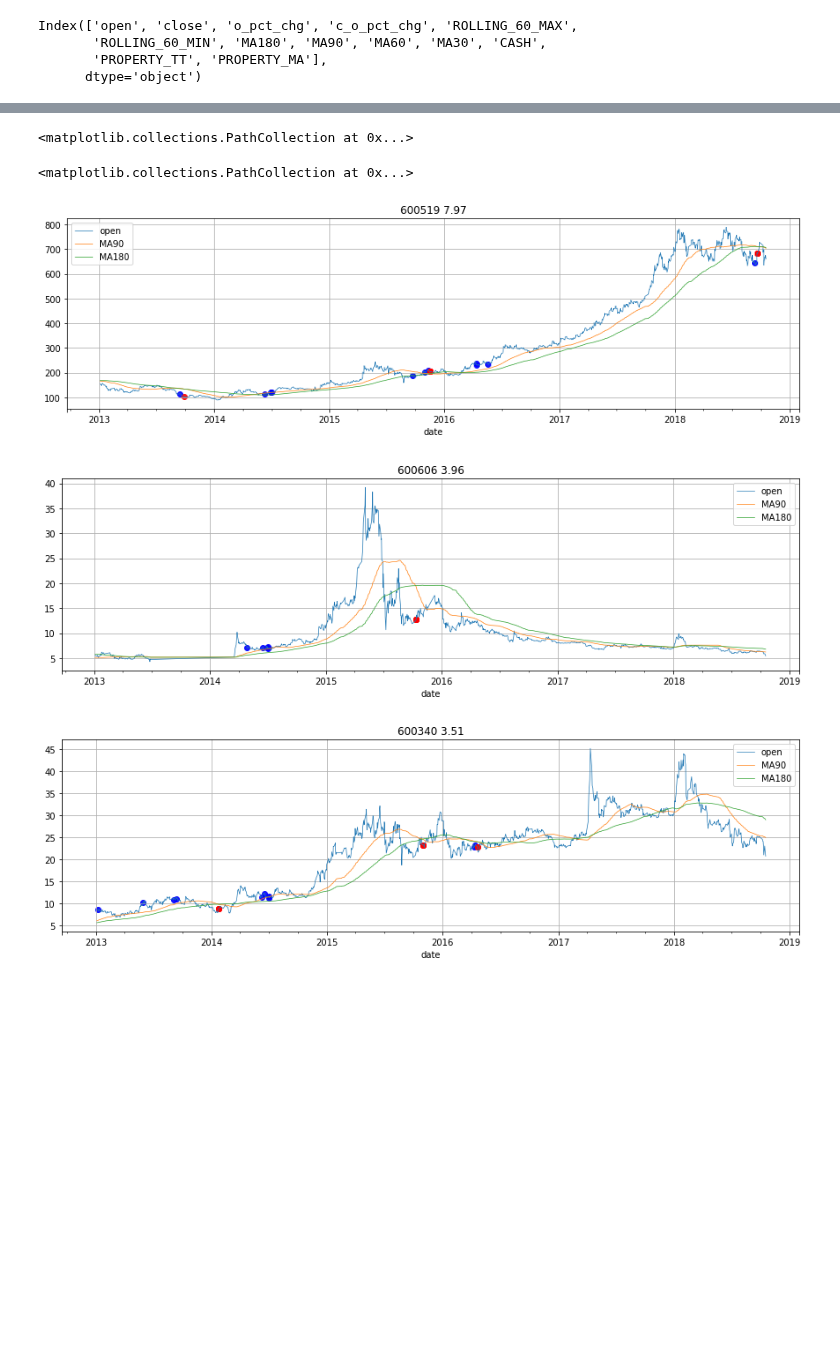
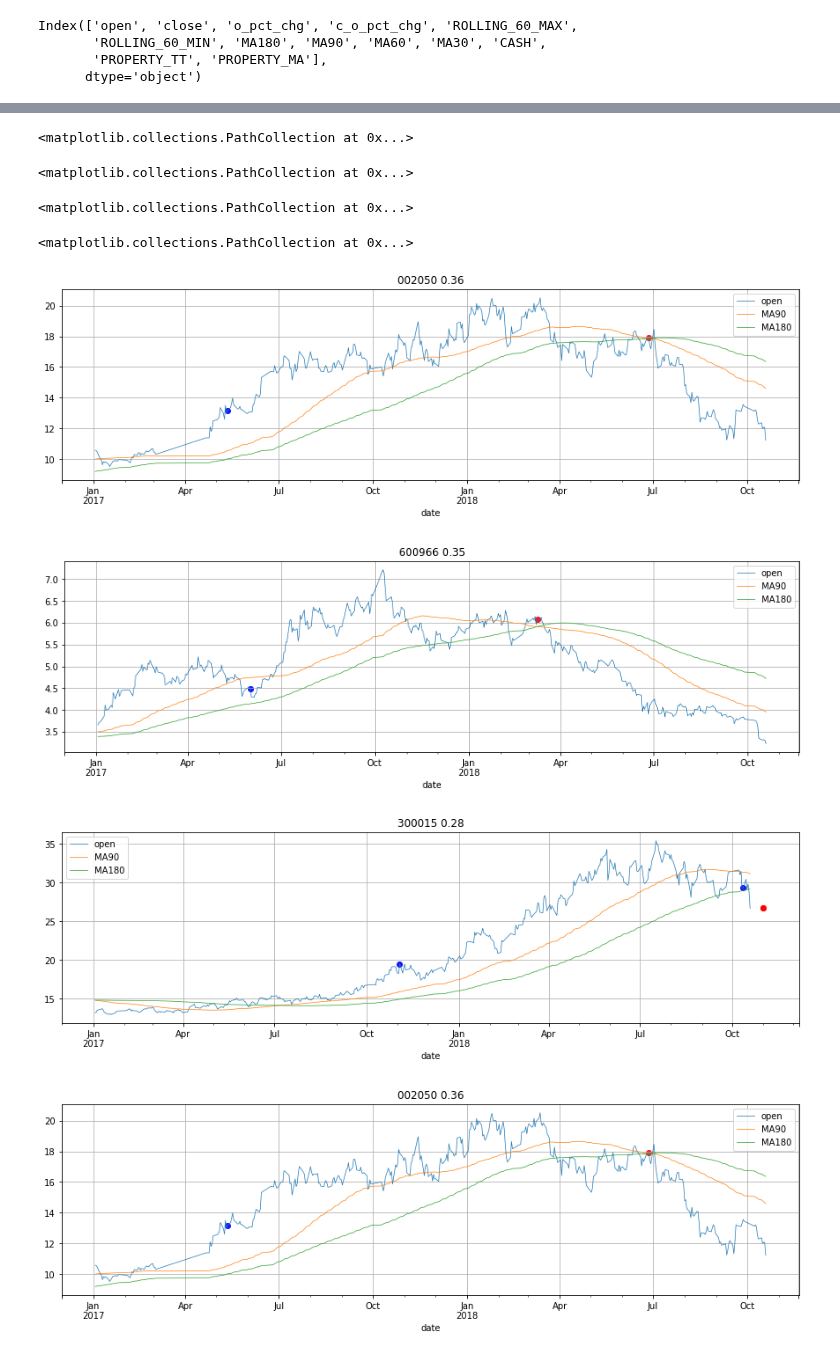
Before and after one commit to dxcv/ML4M, a Jupyter notebook: notebook/multi_system_common.ipynb, the cells around one changed output, grey strips where cells are left out. Saved outputs shown, nothing was run; the diff lists cells and outputs as text; code cells hidden in the pictures; blank space fills up the shorter version.

```diff
--- a/notebook/multi_system_common.ipynb
+++ b/notebook/multi_system_common.ipynb
@@ -159,19 +154,19 @@ for symbol in TARGET + [BENCHMARK]:
     elif symbol in CRYPTOCURRENCY:
         datafile = spider_c.get_coin_data(symbol, start_date='20100101', end_date=time.strftime('%Y%m%d'))
 
-    print(datafile)
-    time.sleep(1)
+#     print(datafile)
+    time.sleep(0.1)
 # %% [output]
 Wall time: 0 ns
 # %%
 %%time
 
 ### 时间设置
-start_date = '2013-01-01'
+start_date = '2017-01-01'
 end_date = '2018-11-01'
 # end_date = time.strftime('%Y-%m-%d')
 
-TURTLE_POS = 20
+TURTLE_POS = 10
 ### Turtle System One - Short
 TURTLE_SHORT_BUY_N = 20
 TURTLE_SHORT_SELL_N = 20
@@ -310,14 +305,14 @@ show_df.loc[:, 'PROPERTY'] = START_MONEY
 
 PROPERTY = START_MONEY
 CASH = START_MONEY
-IS_MARKETUP = False
-IS_RANDOM_BUY = True
+IS_MARKETUP = True
+IS_RANDOM_BUY = False
 count_day = 0
 yesterday = None
 miss_buy_short = 0
 miss_buy_long = 0
-TARGET = SZ50_20121212
-TARGET = list(ts.get_sz50s()['code'])
+# TARGET = SZ50_20121212
+# TARGET = list(ts.get_sz50s()['code'])
 
 order_df = None
 order_df = pd.DataFrame(columns=[
@@ -499,7 +494,7 @@ for today in pd.period_range(start=start_date, end=end_date, freq='D'):
         tmp_list = sorted(tmp_list, reverse=True)
         buy_list = [x[1] for x in tmp_list if x[0]>1]
 #         buy_list = [x[1] for x in tmp_list]
-#         random.shuffle(buy_list)
+        random.shuffle(buy_list)
 
     order_arr = order_df.to_records(index=False)
     for symbol in buy_list:
@@ -714,14 +705,14 @@ dtype: object
 PROPERTY = START_MONEY
 CASH = START_MONEY
 IS_MARKETUP = False
-IS_RANDOM_BUY = True
+IS_RANDOM_BUY = False
 IS_UNIQUE = False
 count_day = 0
 yesterday = None
 miss_buy_short = 0
 miss_buy_long = 0
-TARGET = SZ50_20121212
-TARGET = list(ts.get_sz50s()['code'])
+# TARGET = SZ50_20121212
+# TARGET = list(ts.get_sz50s()['code'])
 
 order_df = None
 order_df = pd.DataFrame(columns=[
@@ -912,7 +903,7 @@ for today in pd.period_range(start=start_date, end=end_date, freq='D'):
         tmp_list = sorted(tmp_list, reverse=True)
         buy_list = [x[1] for x in tmp_list if x[0]>1]
 #         buy_list = [x[1] for x in tmp_list]
-#         random.shuffle(buy_list)
+        random.shuffle(buy_list)
 
     order_arr = order_df.to_records(index=False)
     for symbol in buy_list:
@@ -1318,34 +1305,37 @@ df['h_days'] = df['h_days'].apply(lambda x: 1 if x == 0 else x)
 df['per_d'] = df.pro_pct / df.h_days * 365
 # df['per_d'] = df.apply(lambda x: x.pro_pct / x.h_days)
 
 df = df.loc[:, ['symbol', 'pro_pct']]
 df = df.groupby(by='symbol').sum()
 df = df.sort_values(by='pro_pct', ascending=False)
 # df.sort_values(by='pro_pct', ascending=False).head(5)
 # df.sort_values(by='pro_pct', ascending=False).tail(5)
 len(df)
 
 temp_df = df.copy()
 symbol_list = list(temp_df.index)
 # symbol_list = list(reversed(symbol_list))
-for symbol in symbol_list[:3] + symbol_list[50:]:
+for symbol in symbol_list[:3] + symbol_list[:1]:
     symbol_df = stock_df_dict[symbol].copy()
     symbol_df = symbol_df.loc[start_date:, ['open', 'MA90', 'MA180']]
     ax = symbol_df.plot(kind='line', title='%s %.2f' % (symbol, temp_df.loc[symbol].pro_pct), linewidth=0.7, grid=True)
     df = ops_df.copy()
     df = df[df.symbol == symbol]
     scatter_df = df[df.ops == 'BUY']
     plt.scatter(x=scatter_df['ops_date'], y=scatter_df['price'], color='BLUE', alpha=0.9)
     scatter_df = df[df.ops == 'SELL']
     plt.scatter(x=scatter_df['ops_date'], y=scatter_df['price'], color='RED', alpha=0.9)
 # %% [output]
 41
 <matplotlib.collections.PathCollection at 0x...>
 <matplotlib.collections.PathCollection at 0x...>
 <matplotlib.collections.PathCollection at 0x...>
 <matplotlib.collections.PathCollection at 0x...>
 <matplotlib.collections.PathCollection at 0x...>
 <matplotlib.collections.PathCollection at 0x...>
+<matplotlib.collections.PathCollection at 0x...>
+<matplotlib.collections.PathCollection at 0x...>
-[figure, old version]
+[figure, new version]
-[figure, old version]
+[figure, new version]
-[figure, old version]
+[figure, new version]
+[figure, added]
```
Also changed, not shown: parts of 10 cells of this notebook.
